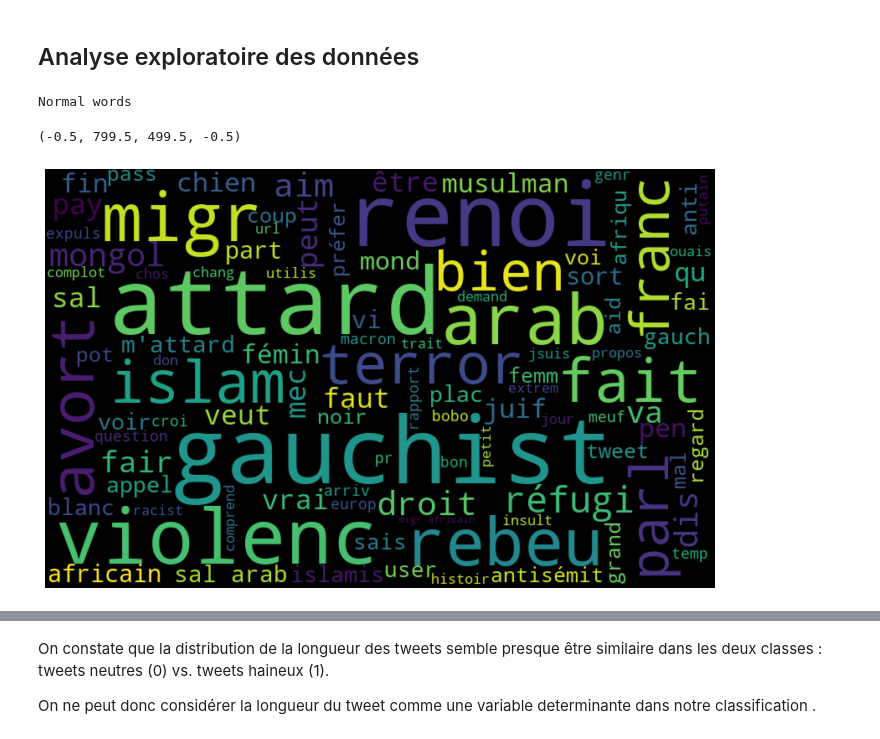
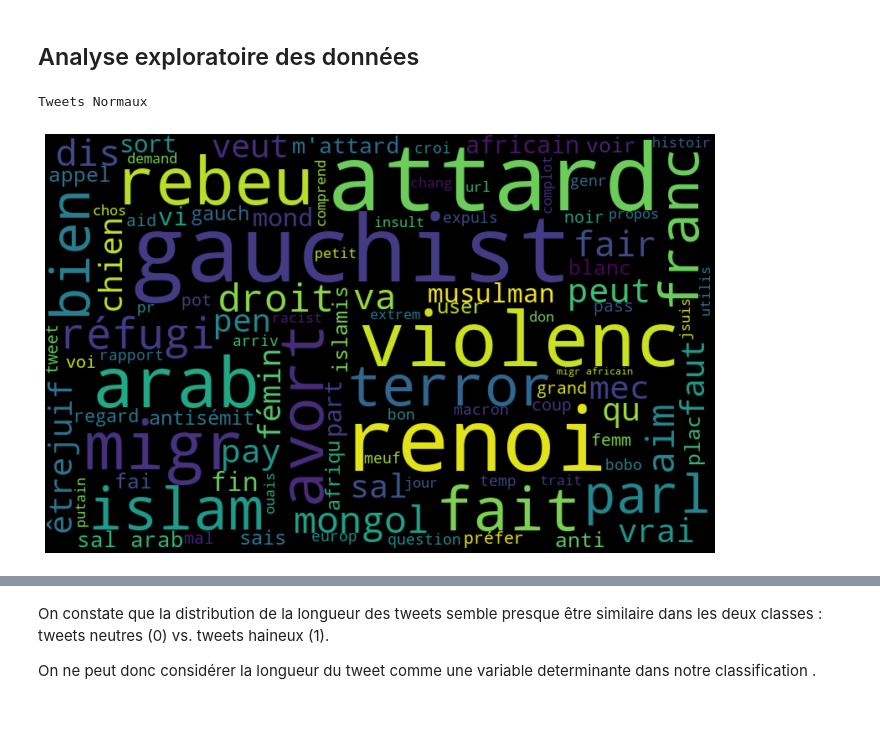
Before and after one commit to imenemes/IA-DETECTION-HAINE-, a Jupyter notebook: data_fr_exploration.ipynb, the cells around one changed output, grey strips where cells are left out. Cells and saved outputs as stored; diff of their text form; code cells hidden in the pictures.

Commit message:
display_visualisation

```diff
--- a/data_fr_exploration.ipynb
+++ b/data_fr_exploration.ipynb
@@ -160,7 +164,5 @@ data_hate.head(10)
 | 8 | 9 | @user @user mytho t'as juste voul... | 1 | 105 | user user mytho t'as juste voulu ... | user user mytho voulu fair ken re... | user user mytho vouloir faire ken... |
 | 9 | 10 | c’est un giga attardé mdrrr ils v... | 1 | 64 | c’est un giga attardé mdrrr ils v... | gig attard mdrrr va fair shoot url | giga-octet attarder mdrrr aller f... |
 # %%
-#Suppresion des @mention
-data_hate['clean_tweet_min'] = data_hate['clean_tweet_min'].apply(lambda x : ' '.join([tweet for tweet in x.split()if not (tweet == "user" or tweet=="rt" or tweet=="url")]))
-
-data_hate.head()
+def nettoie(string):
+  data_hate[string] = data_hate[string].apply(lambda x : ' '.join([tweet for tweet in x.split()if not (tweet == "user" or tweet=="rt" or tweet=="url")]))
@@ -174,4 +168,0 @@ data_hate.head()
-# %%
-data_hate['clean_tweet_std'] = data_hate['clean_tweet_std'].apply(lambda x : ' '.join([tweet for tweet in x.split()if not (tweet == "user" or tweet=="rt" or tweet=="url")]))
-
-data_hate.head()
@@ -185,4 +168,0 @@ data_hate.head()
-# %%
-data_hate['clean_tweet_lem'] = data_hate['clean_tweet_lem'].apply(lambda x : ' '.join([tweet for tweet in x.split()if not (tweet == "user" or tweet=="rt" or tweet=="url")]))
-
-data_hate.head()
@@ -201,13 +187,26 @@ import matplotlib.pyplot as plt
 ## Analyse exploratoire des données
 # %%
 #Nuage des mots associés aux tweets non haineux
-normal_words = ' '.join([word for word in data_hate['clean_tweet_std'][data_hate['sentiment'] == 0]])
-wordcloud = WordCloud(width = 800, height = 500, max_font_size = 110,max_words = 100).generate(normal_words)
-print('Normal words')
-plt.figure(figsize= (12,8))
-plt.imshow(wordcloud, interpolation = 'bilinear',cmap='viridis')
-plt.axis('off')
+"""
+fonction pour visualiser les mots les plus fréquents
+paramètres:
+  - string = chaine représentant le nom de la variante
+  - label: titre de la figure
+  - num: etiquette cible 0 ou 1
+Sortie : un plot wordcloud
+"""
+def plot_wrdcloud(string,num):
+  normal_words = ' '.join([word for word in data_hate[string][data_hate['sentiment'] == num]])
+  wordcloud = WordCloud(width = 800, height = 500, max_font_size = 110,max_words = 100).generate(normal_words)
+  if (num == 0):
+    print("Tweets Normaux")
+  else:
+    print("Tweets Haineux")
+  plt.figure(figsize= (12,8))
+  plt.imshow(wordcloud, interpolation = 'bilinear',cmap='viridis')
+  plt.axis('off')
-# %% [output]
-Normal words
-(-0.5, 799.5, 499.5, -0.5)
-[figure, removed]
+# %%
+plot_wrdcloud('clean_tweet_std', 0)
+# %% [output]
+Tweets Normaux
+[figure, added]
```
Also changed, not shown: parts of 17 cells of this notebook.
